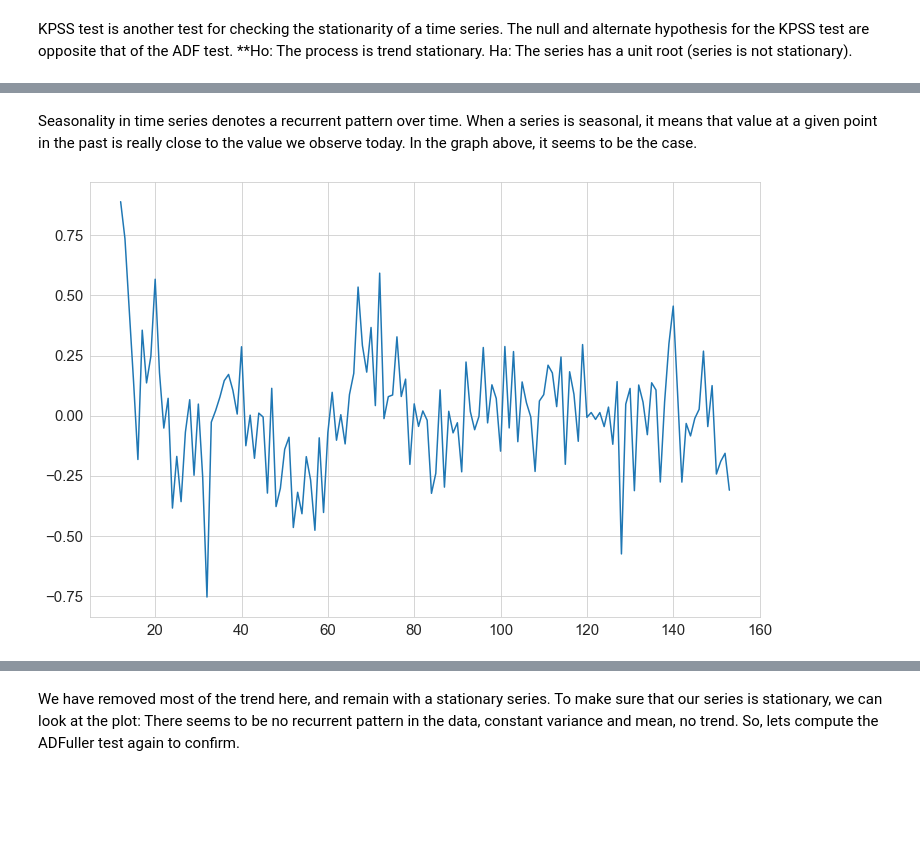
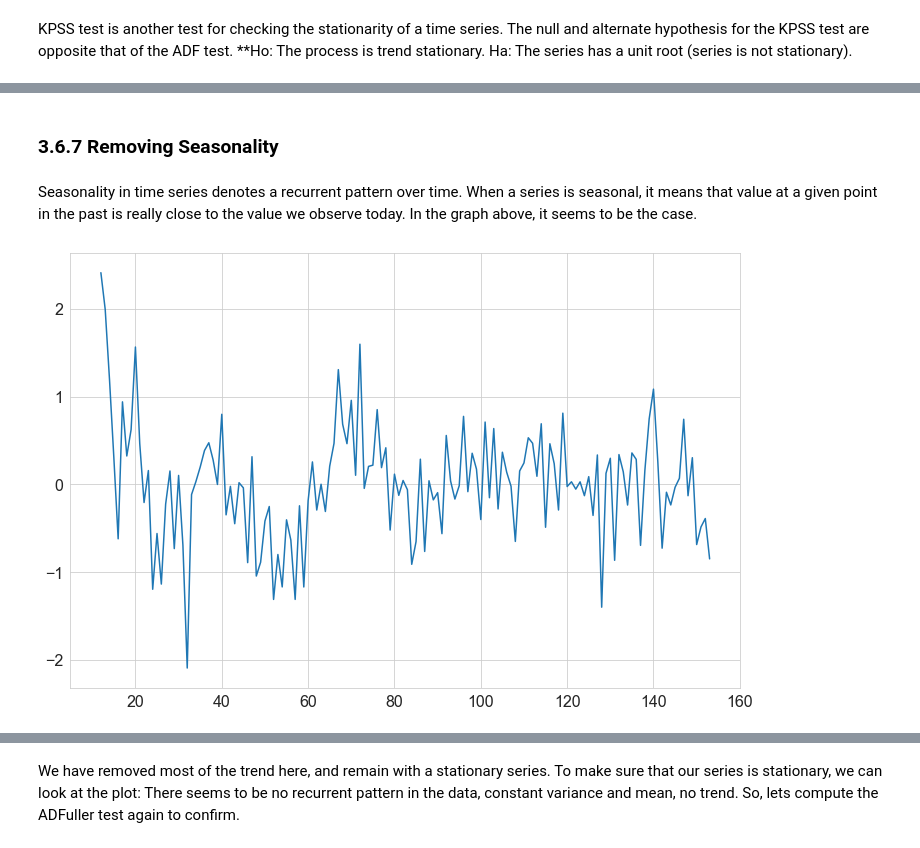
Before and after one commit to martell-n-tardy/Forecasting-with-a-Time-Series-Model-using-Python, a Jupyter notebook: notebooks/Exploratory Data Analysis.ipynb, the cells around one changed output, grey strips where cells are left out. Drawn from its saved outputs; the diff is of its cells as text; code cells hidden in the pictures; blank space fills up the shorter version.

```diff
--- a/notebooks/Exploratory Data Analysis.ipynb
+++ b/notebooks/Exploratory Data Analysis.ipynb
@@ -575,0 +758,9 @@ plt.show()
+# %%
+bcx_lexus, lam = boxcox(lex['TotalSales'])
+
+plt.rcParams["figure.figsize"] = 13,5
+fig,ax = plt.subplots(1,2)
+sns.distplot(lex['TotalSales'], label= "Orginal Skew :{0}".format(np.round(skew(lex['TotalSales']),4)), color="r", ax=ax[0], axlabel="Original")
+sns.distplot(bcx_lexus, label= "Transformed Skew:{0}".format(np.round(skew(bcx_lexus),4)), color="g", ax=ax[1], axlabel="Box-Cox Transformation")
+fig.legend()
+print('The best lambda is ' + str(lam)) #lam is the best lambda for the distribution
@@ -575,0 +809,23 @@ plt.show()
+# %%
+X = np.array(range(len(bcx_lexus)))
+y = bcx_lexus
+
+#Linear trend
+reg = LinearRegression().fit(X.reshape(-1,1), y)
+pred_lin = reg.predict(X.reshape(-1,1))
+
+#Logarithmic trend
+a_1,b_1 = np.polyfit(np.log(X+1), y, 1)
+pred_log = a_1 * np.log(X+1) + b_1
+
+#Exponential trend
+a_2,b_2 = np.polyfit(X+1, np.log(y), 1)
+pred_exp = np.exp(b_2) + np.exp( (X+1) * a_2)
+
+plt.figure(figsize=(12,8))
+plt.plot((bcx_lexus), label="Index")
+plt.plot(lex['TotalSales'].index, pred_lin, label="linear trend")
+plt.plot(lex['TotalSales'].index, pred_log, label="log trend")
+plt.plot(lex['TotalSales'].index, pred_exp, label="exp trend")
+plt.legend()
+plt.show()
@@ -575,0 +838,6 @@ plt.show()
+# %%
+#removal of logarithmic trend for dealership df
+d = (bcx_dlrshp-pred_log)
+plt.figure(figsize=(12,8))
+plt.plot(d)
+plt.show()
@@ -576,9 +854,13 @@ plt.show()
+# %% [markdown]
+### 3.6.7 Removing Seasonality
 # %% [markdown]
 Seasonality in time series denotes a recurrent pattern over time. When a series is seasonal, it means that value at a given point in the past is really close to the value we observe today. In the graph above, it seems to be the case.
 # %%
+#convert array to series for dealership(d)
+d_series = pd.Series(d)
 #applying difference transformation
 plt.figure(figsize=(12,8))
-plt.plot(s - s.shift(12))
+plt.plot(d_series - d_series.shift(12))
 plt.show()
 # %% [output]
-[figure, old version]
+[figure, new version]
```
Also changed, not shown: parts of 127 cells of this notebook.
